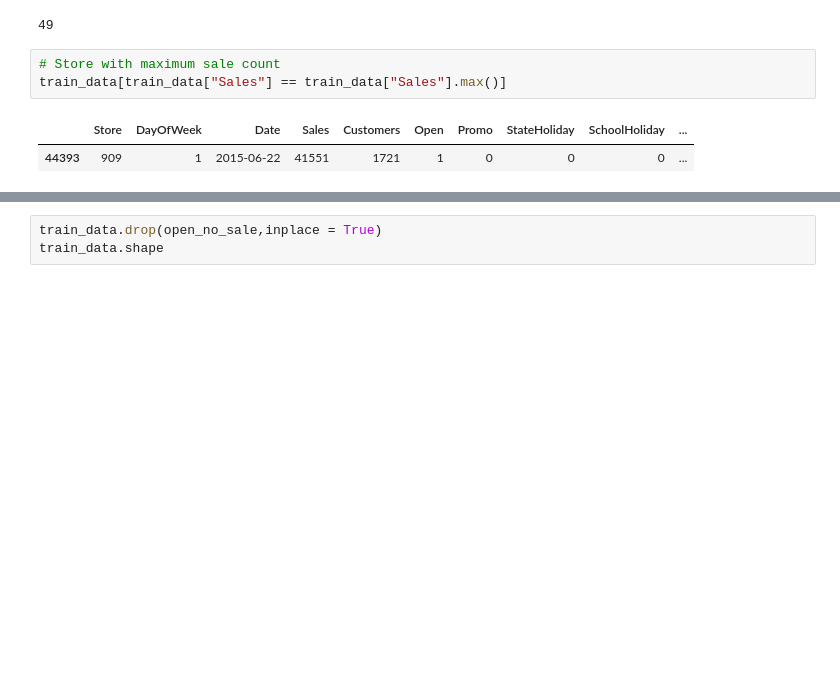
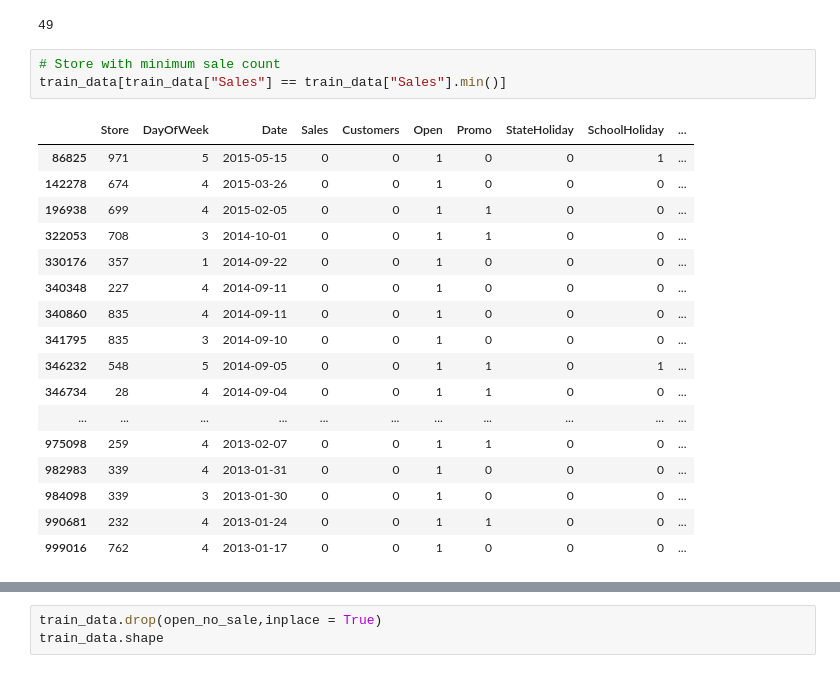
Before and after one commit to Bethelsis/Pharmaceutical-Sales-prediction, a Jupyter notebook: Notebooks/sales_predict_prophet.ipynb, the cells around one changed output, grey strips where cells are left out. Drawn from its saved outputs; the diff is of its cells as text; blank space fills up the shorter version.

```diff
--- a/Notebooks/sales_predict_prophet.ipynb
+++ b/Notebooks/sales_predict_prophet.ipynb
@@ -188,9 +173,24 @@ open_no_sale = train_data[(train_data["Open"] != 0) & (train_data['Sales'] == 0)
 train_data[(train_data["Open"] != 0) & (train_data['Sales'] == 0)]['Date'].nunique()
 # %% [output]
 49
-# %%
-# Store with maximum sale count
-train_data[train_data["Sales"] == train_data["Sales"].max()]
-# %% [output]
-|  | Store | DayOfWeek | Date | Sales | Customers | Open | Promo | StateHoliday | SchoolHoliday | ... |
-| 44393 | 909 | 1 | 2015-06-22 | 41551 | 1721 | 1 | 0 | 0 | 0 | ... |
+# %%
+# Store with minimum sale count
+train_data[train_data["Sales"] == train_data["Sales"].min()]
+# %% [output]
+|  | Store | DayOfWeek | Date | Sales | Customers | Open | Promo | StateHoliday | SchoolHoliday | ... |
+| 86825 | 971 | 5 | 2015-05-15 | 0 | 0 | 1 | 0 | 0 | 1 | ... |
+| 142278 | 674 | 4 | 2015-03-26 | 0 | 0 | 1 | 0 | 0 | 0 | ... |
+| 196938 | 699 | 4 | 2015-02-05 | 0 | 0 | 1 | 1 | 0 | 0 | ... |
+| 322053 | 708 | 3 | 2014-10-01 | 0 | 0 | 1 | 1 | 0 | 0 | ... |
+| 330176 | 357 | 1 | 2014-09-22 | 0 | 0 | 1 | 0 | 0 | 0 | ... |
+| 340348 | 227 | 4 | 2014-09-11 | 0 | 0 | 1 | 0 | 0 | 0 | ... |
+| 340860 | 835 | 4 | 2014-09-11 | 0 | 0 | 1 | 0 | 0 | 0 | ... |
+| 341795 | 835 | 3 | 2014-09-10 | 0 | 0 | 1 | 0 | 0 | 0 | ... |
+| 346232 | 548 | 5 | 2014-09-05 | 0 | 0 | 1 | 1 | 0 | 1 | ... |
+| 346734 | 28 | 4 | 2014-09-04 | 0 | 0 | 1 | 1 | 0 | 0 | ... |
+| ... | ... | ... | ... | ... | ... | ... | ... | ... | ... | ... |
+| 975098 | 259 | 4 | 2013-02-07 | 0 | 0 | 1 | 1 | 0 | 0 | ... |
+| 982983 | 339 | 4 | 2013-01-31 | 0 | 0 | 1 | 0 | 0 | 0 | ... |
+| 984098 | 339 | 3 | 2013-01-30 | 0 | 0 | 1 | 0 | 0 | 0 | ... |
+| 990681 | 232 | 4 | 2013-01-24 | 0 | 0 | 1 | 1 | 0 | 0 | ... |
+| 999016 | 762 | 4 | 2013-01-17 | 0 | 0 | 1 | 0 | 0 | 0 | ... |
```
Also changed, not shown: parts of 17 cells of this notebook.
